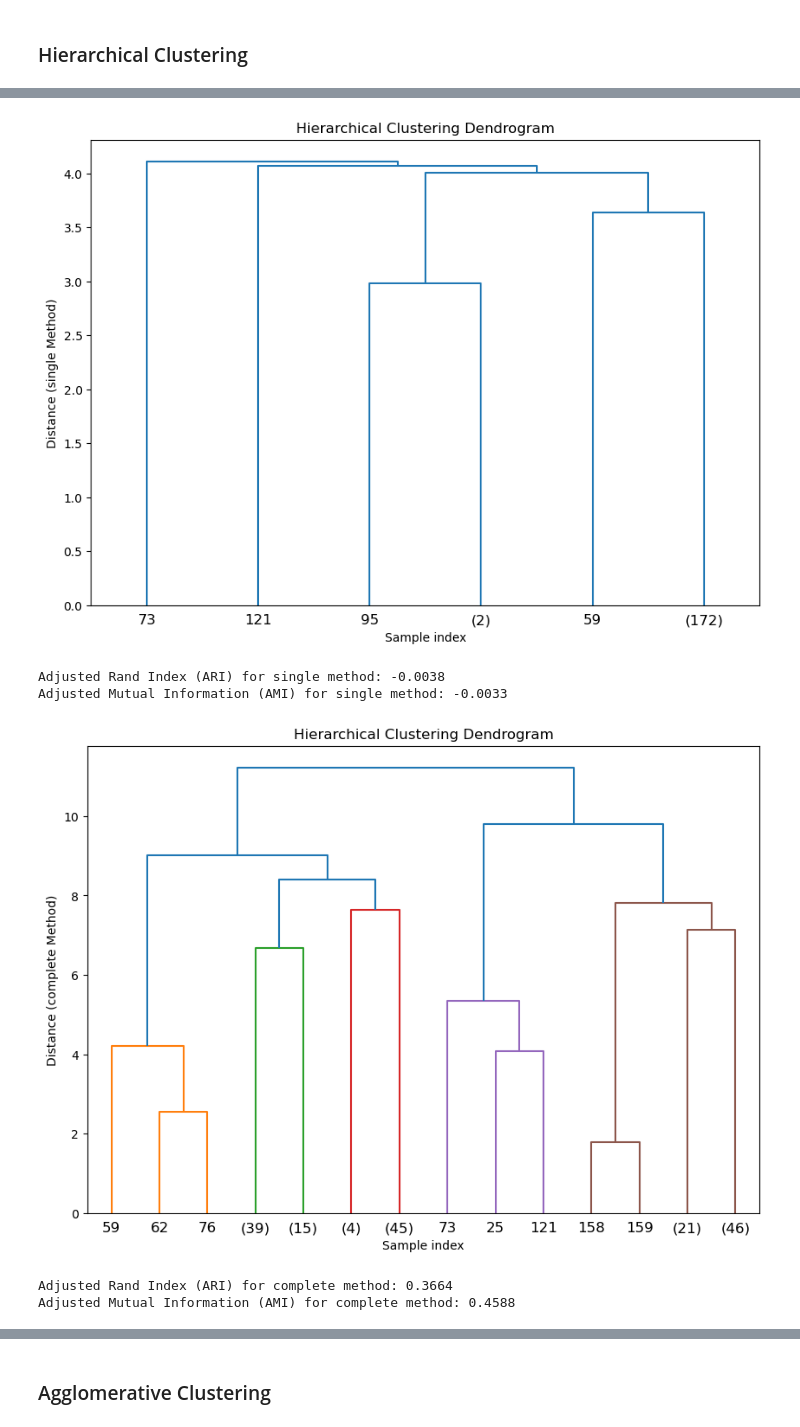
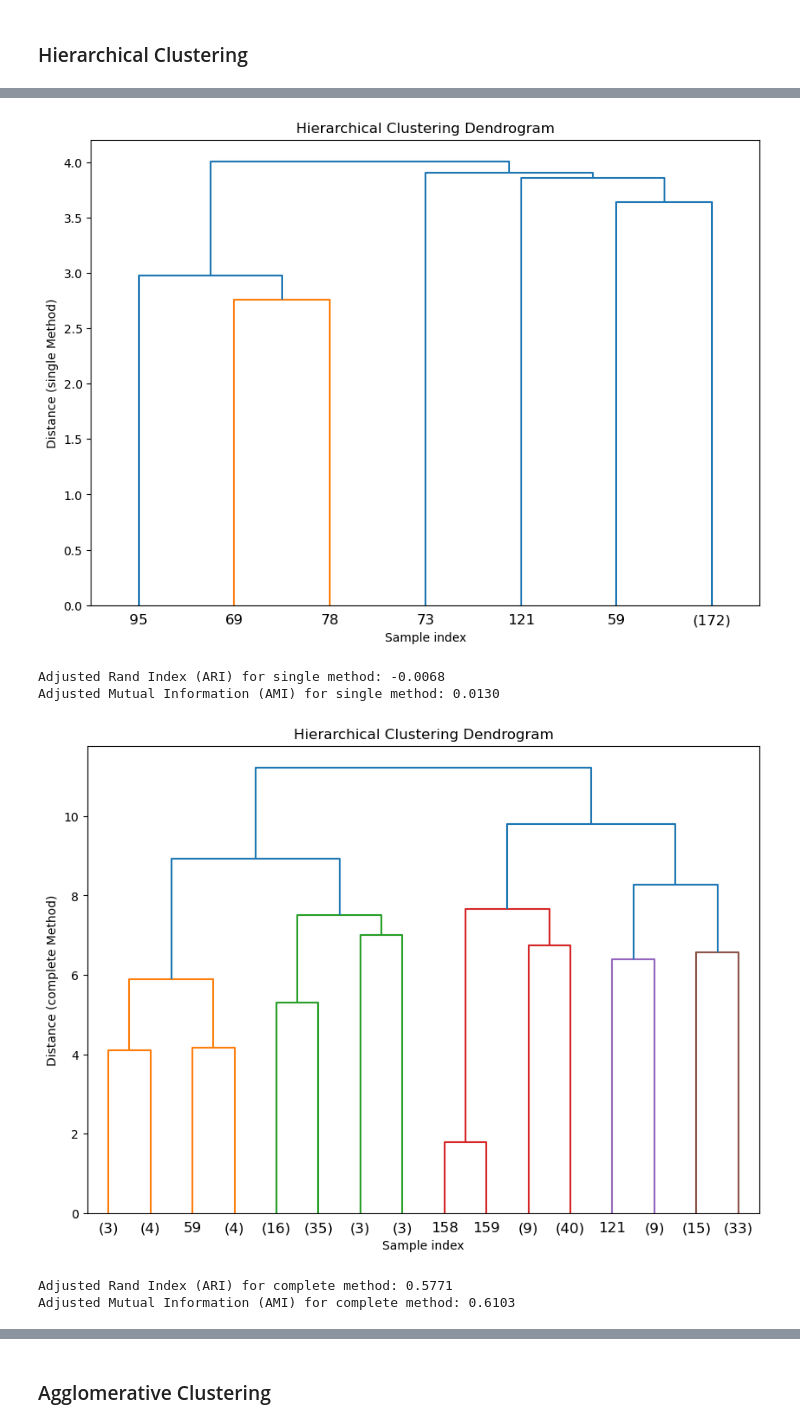
Before and after one commit to FleaBusyBeeBergs/dtsa5510-wine-clustering, a Jupyter notebook: wine-clustering.ipynb, the cells around one changed output, grey strips where cells are left out. Saved outputs shown, nothing was run; the diff lists cells and outputs as text; code cells hidden in the pictures.

```diff
--- a/wine-clustering.ipynb
+++ b/wine-clustering.ipynb
@@ -141,11 +154,20 @@ The first type of clustering I did was KMeans. Because I know there are 3 types
 # %%
+# cluster model
 kmeans = (KMeans(n_clusters = 3,
-                 max_iter = 300,
+                 max_iter = 100,
                  random_state = 5510)
          )
+# fit
+kmeans.fit(X_scaled)
 
-kmeans.fit(X)
+# get labels
+labels = kmeans.labels_
 
-# cluster labels
-labels = kmeans.labels_
-X['kmeans_cluster'] = labels
+# score
+ari = adjusted_rand_score(y_true, labels)
+ami = adjusted_mutual_info_score(y_true,
+                                 labels,
+                                 average_method = 'arithmetic')
+
+print(f'Adjusted Rand Index (ARI): {ari:.4f}')
+print(f'Adjusted Mutual Information (AMI): {ami:.4f}\n')
@@ -165,3 +176,0 @@ Another evaluation method is AMI. Values range from 0 to 1
-# %%
-ami = adjusted_mutual_info_score(y_true, labels, average_method='arithmetic')
-print(f'Adjusted Mutual Information (AMI): {ami:.4f}')
@@ -202,7 +205,9 @@ These metrics show that kmeans isn't the greatest for this dataset. I tried some
 ### Hierarchical Clustering
 # %%
 # linkage methods
-methods = ['ward', 'single', 'complete', 'average', 'centroid']
+methods = ['ward', 'single',
+           'complete', 'average',
+           'centroid']
 ari_scores = []
 ami_scores = []
 
@@ -211,11 +216,14 @@ for method in methods:
     Z = linkage(X_scaled, method = method)
 
     # extract cluster labels
-    cluster_labels = fcluster(Z, t = 3, criterion = 'maxclust')
+    cluster_labels = fcluster(Z,
+                              t = 3,
+                              criterion = 'maxclust')
 
     # calculate ari and ami scores
     ari = adjusted_rand_score(y_true, cluster_labels)
     ari_scores.append(ari)
+
     ami = adjusted_mutual_info_score(y_true, cluster_labels)
     ami_scores.append(ami)
 
@@ -230,4 +238,12 @@ for method in methods:
     # print scores
     print(f'Adjusted Rand Index (ARI) for {method} method: {ari:.4f}')
     print(f'Adjusted Mutual Information (AMI) for {method} method: {ami:.4f}')
+
+hierarch_results_df = pd.DataFrame({
+    'Linkage Method': methods,
+    'ARI Score': ari_scores,
+    'AMI Score': ami_scores
+})
+
+hierarch_results_df
 # %% [output]
@@ -237,6 +253,6 @@ Adjusted Mutual Information (AMI) for ward method: 0.7467
-[figure, old version]
+[figure, new version]
-Adjusted Rand Index (ARI) for single method: -0.0038
-Adjusted Mutual Information (AMI) for single method: -0.0033
+Adjusted Rand Index (ARI) for single method: -0.0068
+Adjusted Mutual Information (AMI) for single method: 0.0130
-[figure, old version]
+[figure, new version]
-Adjusted Rand Index (ARI) for complete method: 0.3664
-Adjusted Mutual Information (AMI) for complete method: 0.4588
+Adjusted Rand Index (ARI) for complete method: 0.5771
+Adjusted Mutual Information (AMI) for complete method: 0.6103
```
Also changed, not shown: parts of 31 cells of this notebook.
